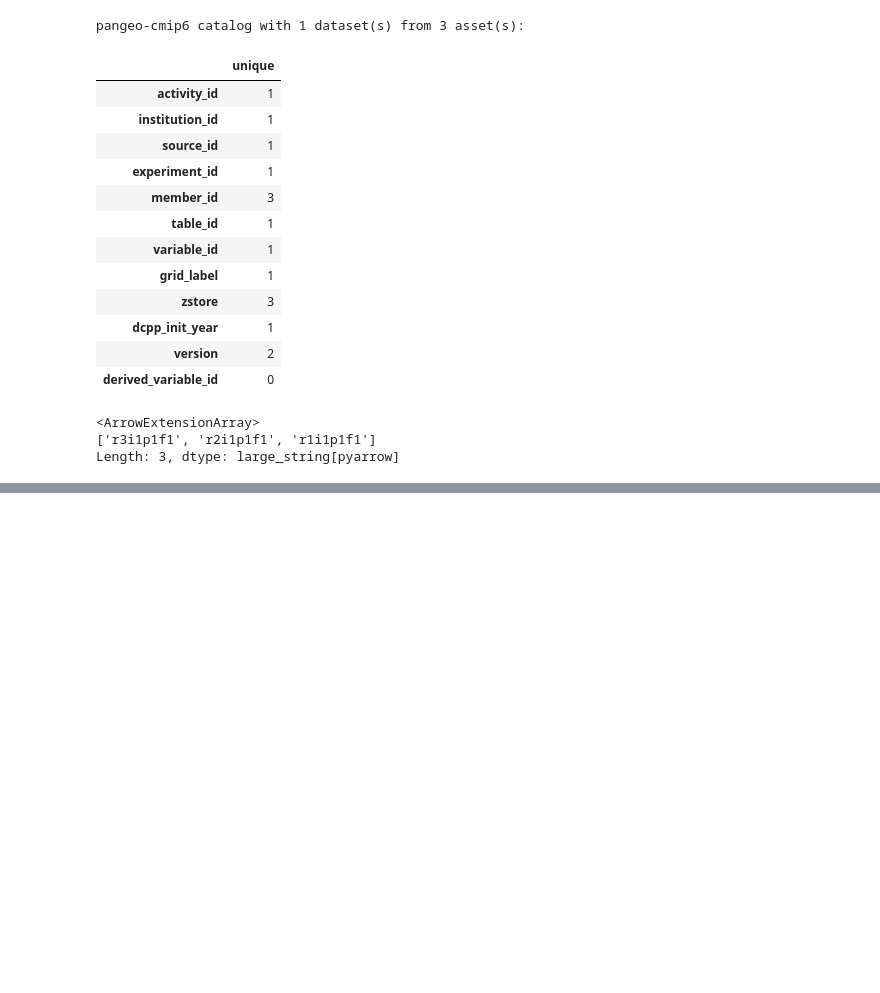
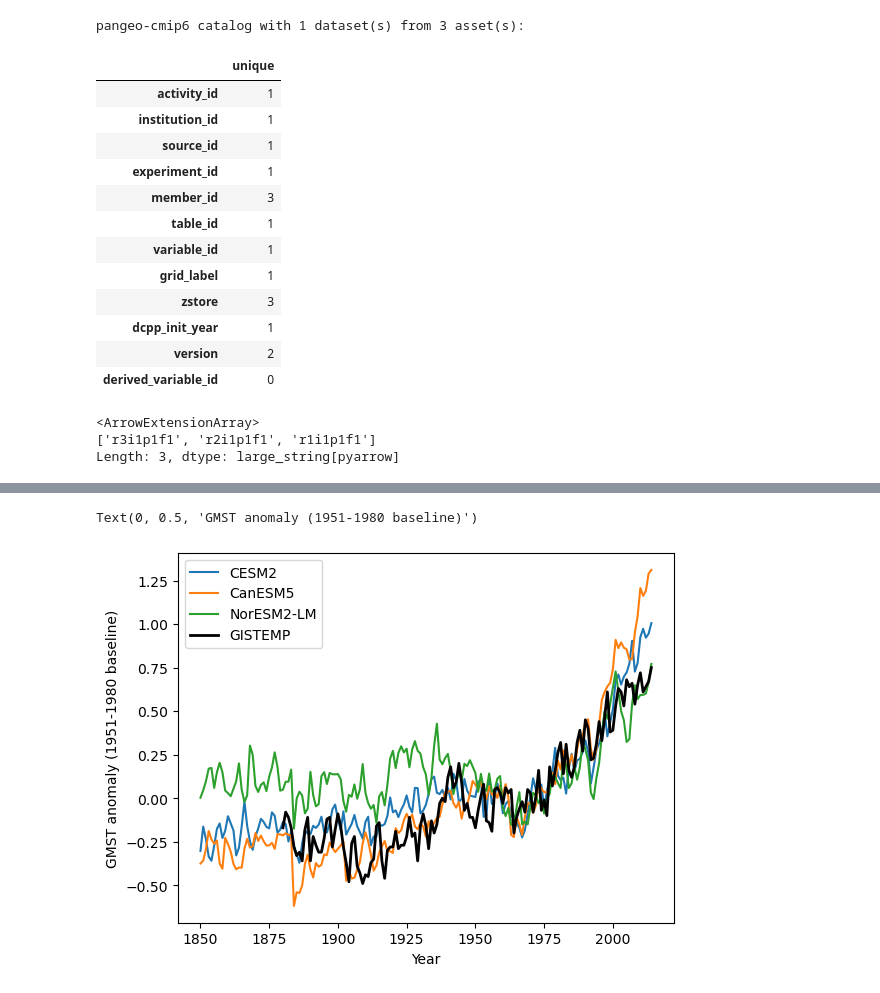
Before and after one commit to dmw2166/comp-res-climate-data-sci-online, a Jupyter notebook: notes/April14_inclass.ipynb, the cells around one changed output, grey strips where cells are left out. Saved outputs shown, nothing was run; the diff lists cells and outputs as text; code cells hidden in the pictures; blank space fills up the shorter version.

```diff
--- a/notes/April14_inclass.ipynb
+++ b/notes/April14_inclass.ipynb
@@ -312,0 +329,33 @@ for name, ds in ddict_w_area.items():
+# %%
+import pandas as pd
+import numpy as np
+
+# Download GISTEMP v4 Land-Ocean Temperature Index (global mean)
+# Anomalies are relative to 1951-1980 baseline
+url = 'https://data.giss.nasa.gov/gistemp/tabledata_v4/GLB.Ts+dSST.csv'
+gistemp = pd.read_csv(url, skiprows=1, na_values='***')
+
+# Extract annual mean (Jan-Dec column = 'J-D') and the year
+gistemp_annual = gistemp[['Year', 'J-D']].dropna()
+gistemp_annual = gistemp_annual[gistemp_annual['Year'] <= 2014]  # match historical experiment range
+gistemp_annual
+# %%
+plt.figure()
+for name, ds in ddict_w_area.items():
+    weights = ds.areacella
+    mean_temp_weighted = ds['tas'].weighted(weights).mean(['x','y']).coarsen(time=12).mean()
+    anomaly = mean_temp_weighted - mean_temp_weighted.sel(
+        time=slice('1951','1980')).mean('time')
+    ensemble_mean = anomaly.mean('member_id')
+    years = np.array([int(t.year) for t in ensemble_mean.time.values])
+    vals = ensemble_mean.values.squeeze()
+    plt.plot(years,vals, label=ds.attrs['source_id'])
+
+plt.plot(gistemp_annual['Year'].values, gistemp_annual['J-D'].values,
+         color='k', linewidth=2, label='GISTEMP')
+plt.legend()
+plt.xlabel('Year')
+plt.ylabel('GMST anomaly (1951-1980 baseline)')
+# %% [output]
+Text(0, 0.5, 'GMST anomaly (1951-1980 baseline)')
+[figure, added]
```
Also changed, not shown: parts of 11 cells of this notebook, 1 other file.
